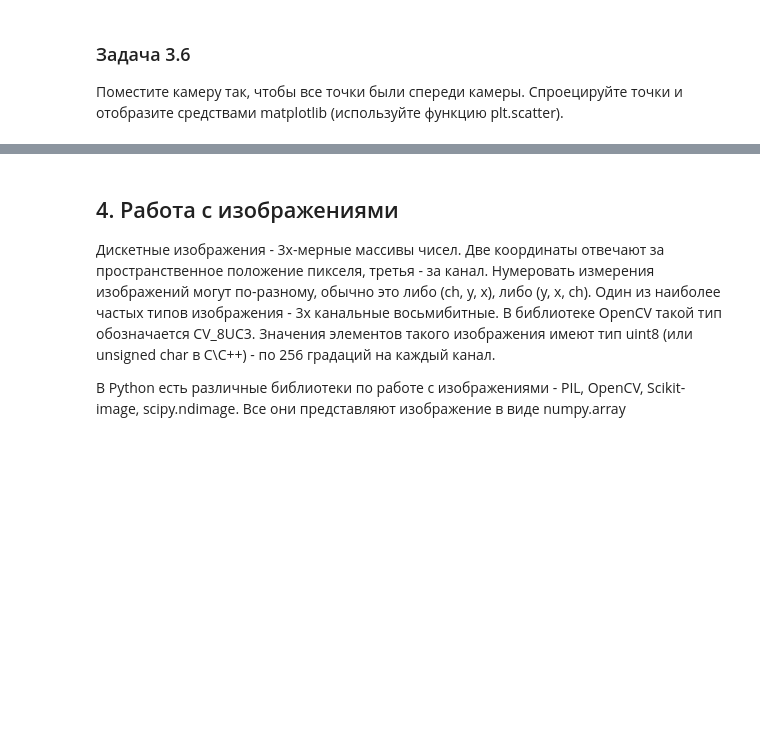
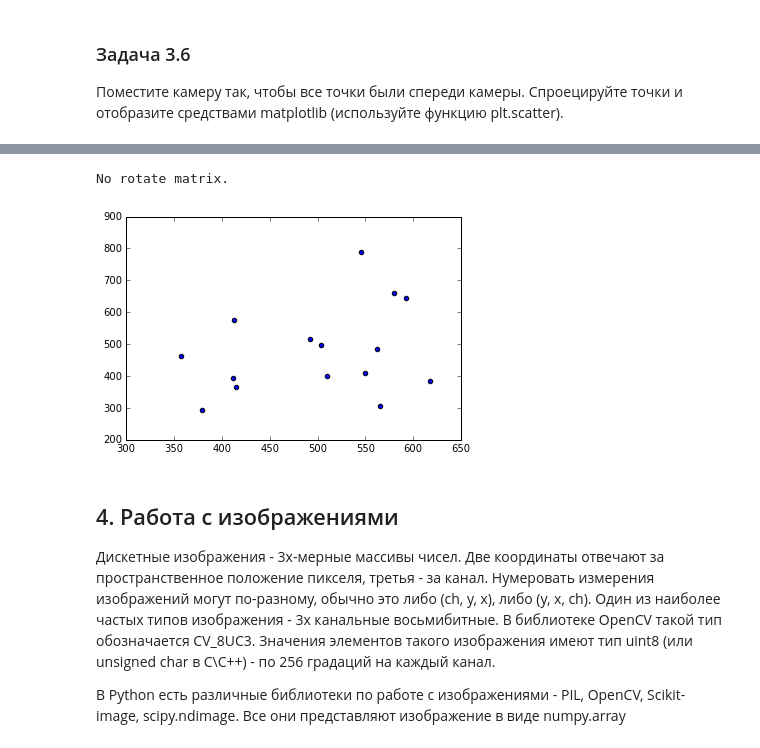
Before and after one commit to vicproon/camgeom, a Jupyter notebook: notebooks/geometry_and_monocular.ipynb, the cells around one changed output, grey strips where cells are left out. Drawn from its saved outputs; the diff is of its cells as text; code cells hidden in the pictures; blank space fills up the shorter version.

```diff
--- a/notebooks/geometry_and_monocular.ipynb
+++ b/notebooks/geometry_and_monocular.ipynb
@@ -140,6 +202,6 @@ rotated_points = rotate(points3D, R)
 t = np.array([0.0, 10.0, 0.0])
 # сдвиг вставьте сюда. отобразите результат
 def translate(points, t):
-    pass
+    return np.array([point + t for point in points])
 
-translated_points = translate(points, t)
+translated_points = translate(points3D, t)
@@ -176,28 +277,27 @@ def move(points, rot_mat, t):
 В этой части практической работы мы будем работать с камерой.
 Наши трехмерные точки, сгенерированный в первой части мы будем проецировать на изображение камеры и отображать.
 # %%
-from exceptions import ValueError
-
 class Camera:
     '''Pinhole camera projection'''
     def __init__(self, R, t, K, size):
         # вставьте сюда проверку размеров и того что R - матрица поворота.
+        if (R.shape != (3, 3) or t.shape != (3,) or K.shape != (3, 3)):
+            print('Wrong shapes.')
+        elif (np.abs(np.linalg.det(R) - 1.0) == 0):
+            print('No rotate matrix.')
         self.R = R
         self.t = t
         self.K = K
         self.size = size
-        # self.P = np.
-        # self.P = K * (R|t)
-        # self.size = size
         pass
 
     def project(self, points):
         if points.shape[1] == 3:
-            homo_pts = self.K.dot(translate(rotate(points, self.R), self.t)).T
+            homo_pts = self.K.dot(translate(rotate(points, self.R), self.t).T).T
         elif points.shape[1] == 4:
             homo_pts = self.P.dot(points.T)
         else:
-            raise ValueError('Incorrect points size for Camera.project: %s' % \
+            print('Incorrect points size for Camera.project: %s' % \
                              str(points.shape))
         return homo_pts[:, : 2] / homo_pts[:, 2].reshape(-1, 1)
 # %% [markdown]
@@ -207,18 +330,23 @@ class Camera:
 # %%
 # решение задачи 3.6
 K = np.array([[9.842439e+02, 0.000000e+00, 6.900000e+02],
               [0.000000e+00, 9.808141e+02, 2.331966e+02],
               [0.000000e+00, 0.000000e+00, 1.000000e+00]], dtype='float64')
 R = np.eye(3, dtype='float64')
-t = np.array([0, 0, 0], dtype='float64') # продобрать t используя статистики по Points
+t = np.array([-2, 2, 10], dtype='float64') # продобрать t используя статистики по Points
 img_size = (600, 800)
 cam = Camera(R=R, t=t, K=K, size=img_size)
 
 # дебаг-проверка
 # points3D = np.random.uniform(low=2,high=3,size=(10,3))
-
+%matplotlib inline
 projected_pts = cam.project(points3D)
+plt.scatter(projected_pts[:,0], projected_pts[:,1])
+plt.show()
 # plt.scatter ...
+# %% [output]
+No rotate matrix.
+[figure, added]
 # %% [markdown]
 ## 4. Работа с изображениями
 Дискетные изображения - 3х-мерные массивы чисел.
```
Also changed, not shown: parts of 28 cells of this notebook.
